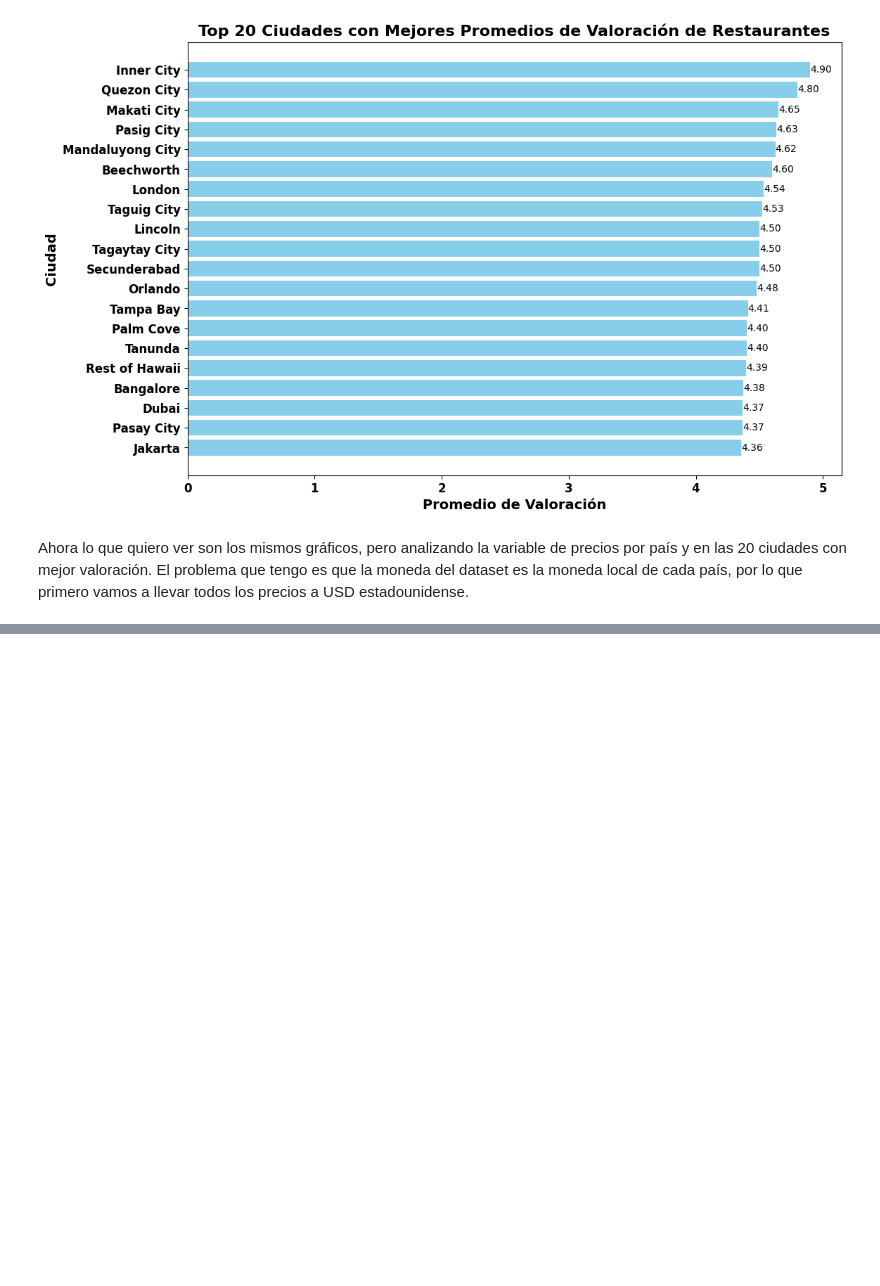
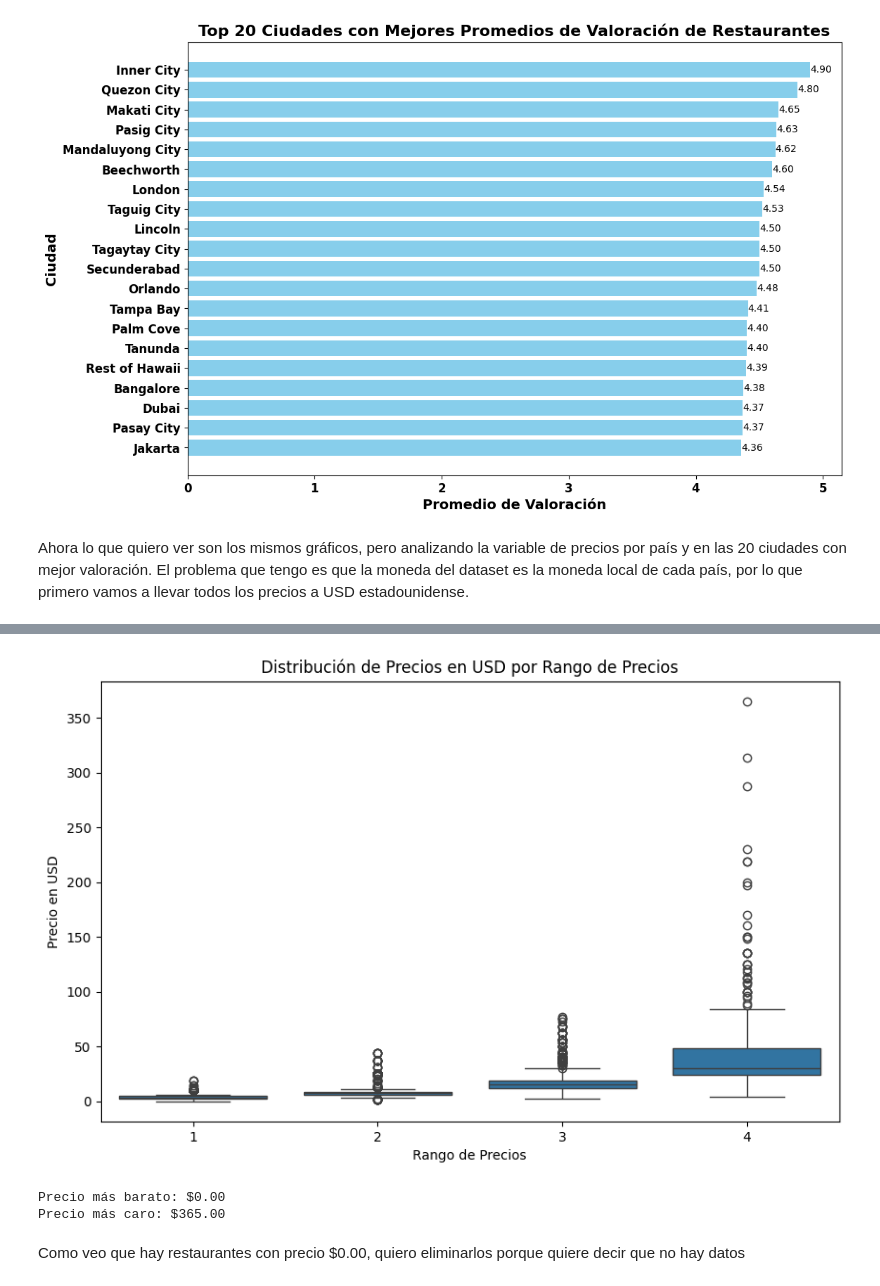
Before and after one commit to fptisato/DataScienceI, a Jupyter notebook: ZOMATO PRIMERA ENTREGA.ipynb, the cells around one changed output, grey strips where cells are left out. Saved outputs shown, nothing was run; the diff lists cells and outputs as text; code cells hidden in the pictures; blank space fills up the shorter version.

```diff
--- a/ZOMATO PRIMERA ENTREGA.ipynb
+++ b/ZOMATO PRIMERA ENTREGA.ipynb
@@ -260,0 +322,25 @@ TypeError: 'DataFrame' object is not callable
+# %%
+plt.figure(figsize=(10, 6))
+sns.boxplot(data=df, x='Price range', y='Price in USD')
+plt.title('Distribución de Precios en USD por Rango de Precios')
+plt.xlabel('Rango de Precios')
+plt.ylabel('Precio en USD')
+plt.show()
+# %% [output]
+[figure, added]
+# %%
+#Quiero conocer los rangos de precios, del más barato al más caro
+
+# Precio más barato
+min_price = df['Price in USD'].min()
+
+# Precio más caro
+max_price = df['Price in USD'].max()
+
+print(f"Precio más barato: ${min_price:.2f}")
+print(f"Precio más caro: ${max_price:.2f}")
+# %% [output]
+Precio más barato: $0.00
+Precio más caro: $365.00
+# %% [markdown]
+Como veo que hay restaurantes con precio $0.00, quiero eliminarlos porque quiere decir que no hay datos
```
Also changed, not shown: parts of 23 cells of this notebook.
